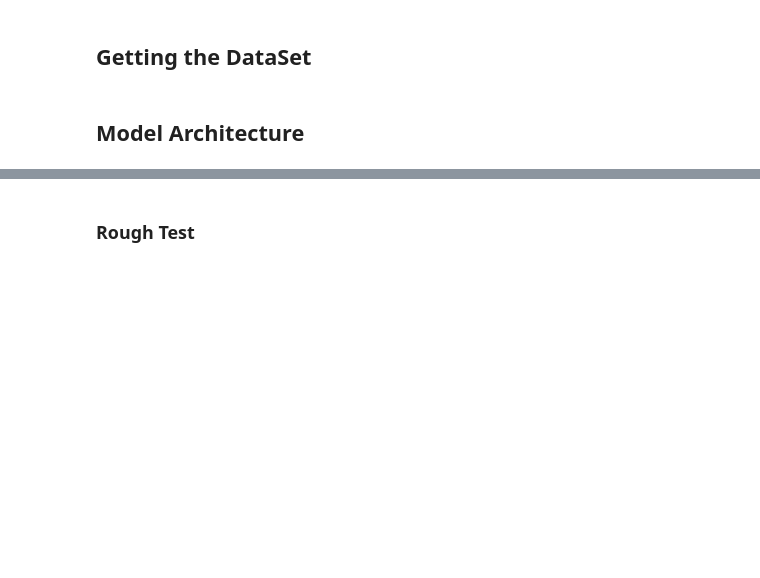
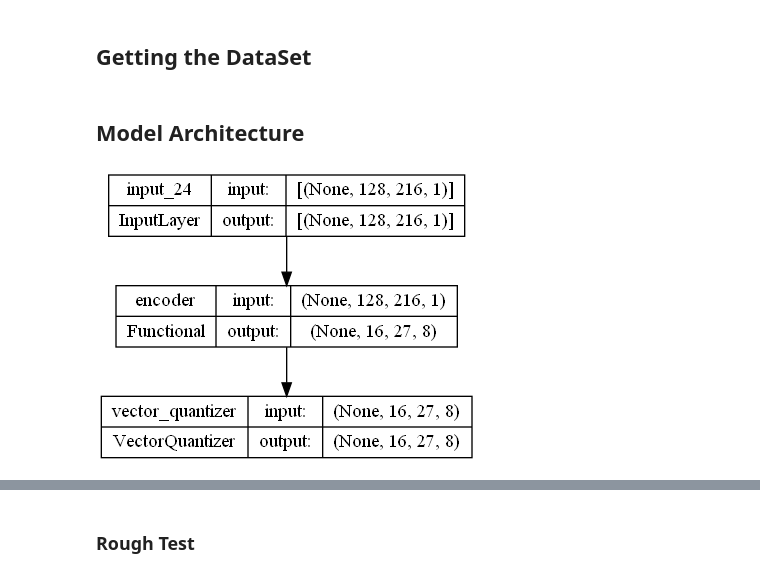
Before and after one commit to SAint7579/Orpheus_ai, a Jupyter notebook: Autoencoder/VQ-VAE.ipynb, the cells around one changed output, grey strips where cells are left out. Drawn from its saved outputs; the diff is of its cells as text; code cells hidden in the pictures; blank space fills up the shorter version.

```diff
--- a/Autoencoder/VQ-VAE.ipynb
+++ b/Autoencoder/VQ-VAE.ipynb
@@ -226,5 +274,10 @@ def get_vqvae(latent_dim=16, num_embeddings=64):
 # %%
-vqvae= VQVAETrainer(var, latent_dim=16, num_embeddings=128)
-vqvae._set_inputs(tf.ones((1, 128, 431, 1)))
+vqvae= VQVAETrainer(latent_dim=8, num_embeddings=2048, train_variance=1)
+vqvae._set_inputs(tf.ones((1, 128, 216, 1)))
+vqvae.build((None, 128, 216, 1))
+# %%
+plot_model(vqvae.quantizer,show_shapes=True)
+# %% [output]
+[figure, added]
 # %%
 model_callbacks = [
```
Also changed, not shown: parts of 20 cells of this notebook, 4 other files.
